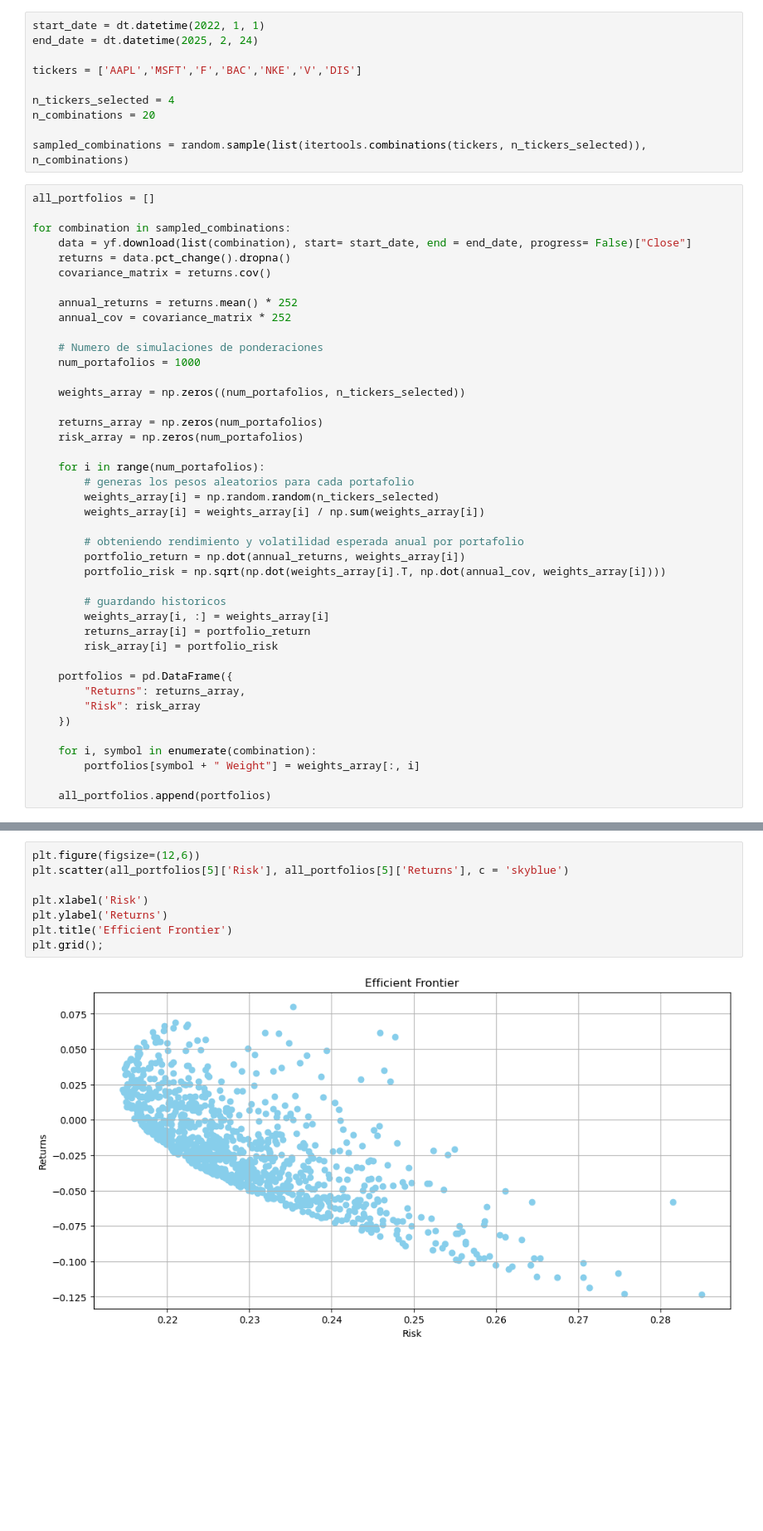
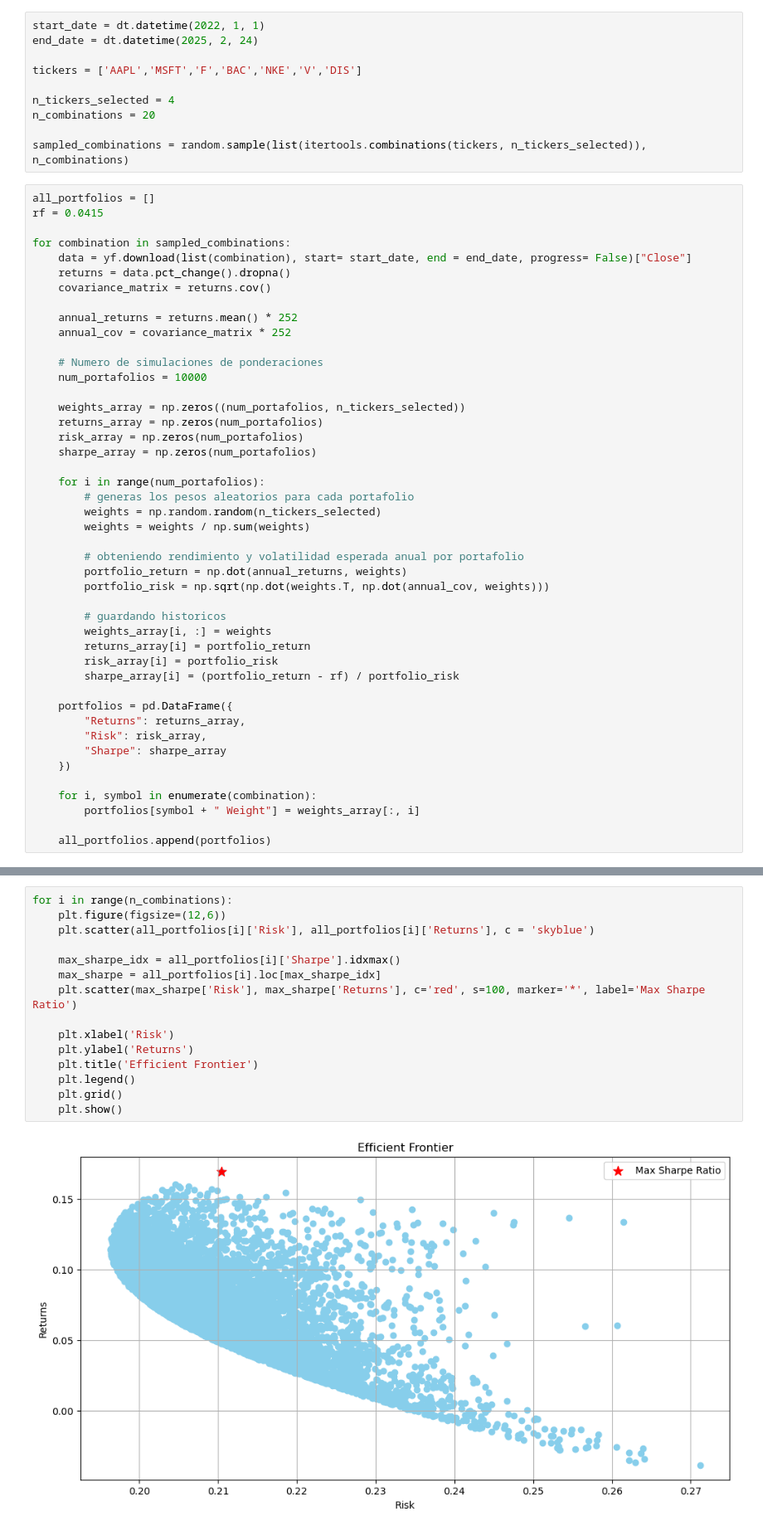
Before and after one commit to LuisMB09/sim_procesos_financieros, a Jupyter notebook: 06 - Portafolios de Markowitz.ipynb, the cells around one changed output, grey strips where cells are left out. Shown at 83% size. Cells and saved outputs as stored; diff of their text form; blank space fills up the shorter version.

```diff
--- a/06 - Portafolios de Markowitz.ipynb
+++ b/06 - Portafolios de Markowitz.ipynb
@@ -18,6 +19,7 @@ n_combinations = 20
 sampled_combinations = random.sample(list(itertools.combinations(tickers, n_tickers_selected)), n_combinations)
 # %%
 all_portfolios = []
+rf = 0.0415
 
 for combination in sampled_combinations:
     data = yf.download(list(combination), start= start_date, end = end_date, progress= False)["Close"]
@@ -28,30 +30,32 @@ for combination in sampled_combinations:
     annual_cov = covariance_matrix * 252
 
     # Numero de simulaciones de ponderaciones
-    num_portafolios = 1000
+    num_portafolios = 10000
 
     weights_array = np.zeros((num_portafolios, n_tickers_selected))
-
     returns_array = np.zeros(num_portafolios)
     risk_array = np.zeros(num_portafolios)
+    sharpe_array = np.zeros(num_portafolios)
 
     for i in range(num_portafolios):
         # generas los pesos aleatorios para cada portafolio
-        weights_array[i] = np.random.random(n_tickers_selected)
-        weights_array[i] = weights_array[i] / np.sum(weights_array[i])
+        weights = np.random.random(n_tickers_selected)
+        weights = weights / np.sum(weights)
 
         # obteniendo rendimiento y volatilidad esperada anual por portafolio
-        portfolio_return = np.dot(annual_returns, weights_array[i])
-        portfolio_risk = np.sqrt(np.dot(weights_array[i].T, np.dot(annual_cov, weights_array[i])))
+        portfolio_return = np.dot(annual_returns, weights)
+        portfolio_risk = np.sqrt(np.dot(weights.T, np.dot(annual_cov, weights)))
 
         # guardando historicos
-        weights_array[i, :] = weights_array[i]
+        weights_array[i, :] = weights
         returns_array[i] = portfolio_return
         risk_array[i] = portfolio_risk
+        sharpe_array[i] = (portfolio_return - rf) / portfolio_risk
 
     portfolios = pd.DataFrame({
         "Returns": returns_array,
-        "Risk": risk_array
+        "Risk": risk_array,
+        "Sharpe": sharpe_array
     })
 
     for i, symbol in enumerate(combination):
@@ -61,10 +67,17 @@ for combination in sampled_combinations:
 # %%
-plt.figure(figsize=(12,6))
-plt.scatter(all_portfolios[5]['Risk'], all_portfolios[5]['Returns'], c = 'skyblue')
+for i in range(n_combinations):
+    plt.figure(figsize=(12,6))
+    plt.scatter(all_portfolios[i]['Risk'], all_portfolios[i]['Returns'], c = 'skyblue')
 
-plt.xlabel('Risk')
-plt.ylabel('Returns')
-plt.title('Efficient Frontier')
-plt.grid();
+    max_sharpe_idx = all_portfolios[i]['Sharpe'].idxmax()
+    max_sharpe = all_portfolios[i].loc[max_sharpe_idx]
+    plt.scatter(max_sharpe['Risk'], max_sharpe['Returns'], c='red', s=100, marker='*', label='Max Sharpe Ratio')
+
+    plt.xlabel('Risk')
+    plt.ylabel('Returns')
+    plt.title('Efficient Frontier')
+    plt.legend()
+    plt.grid()
+    plt.show()
 # %% [output]
-[figure, old version]
+[figure, new version]
```
Also changed, not shown: parts of 4 cells of this notebook.
